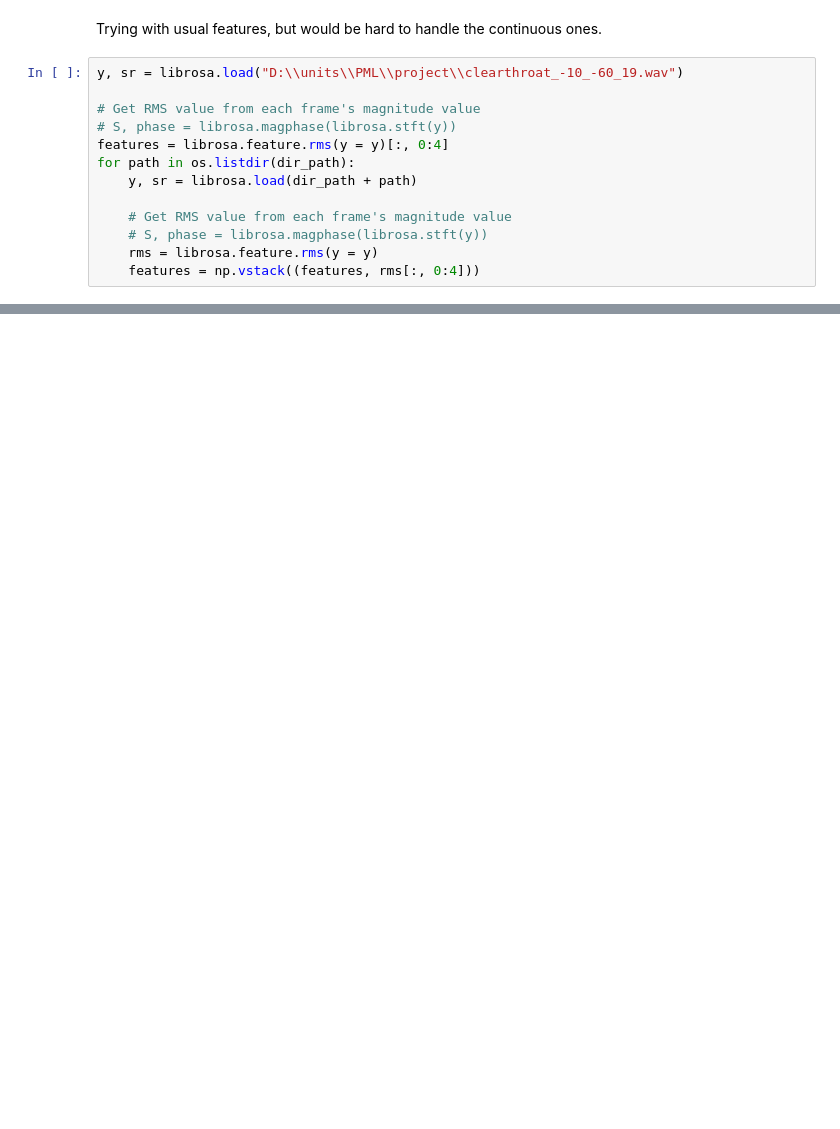
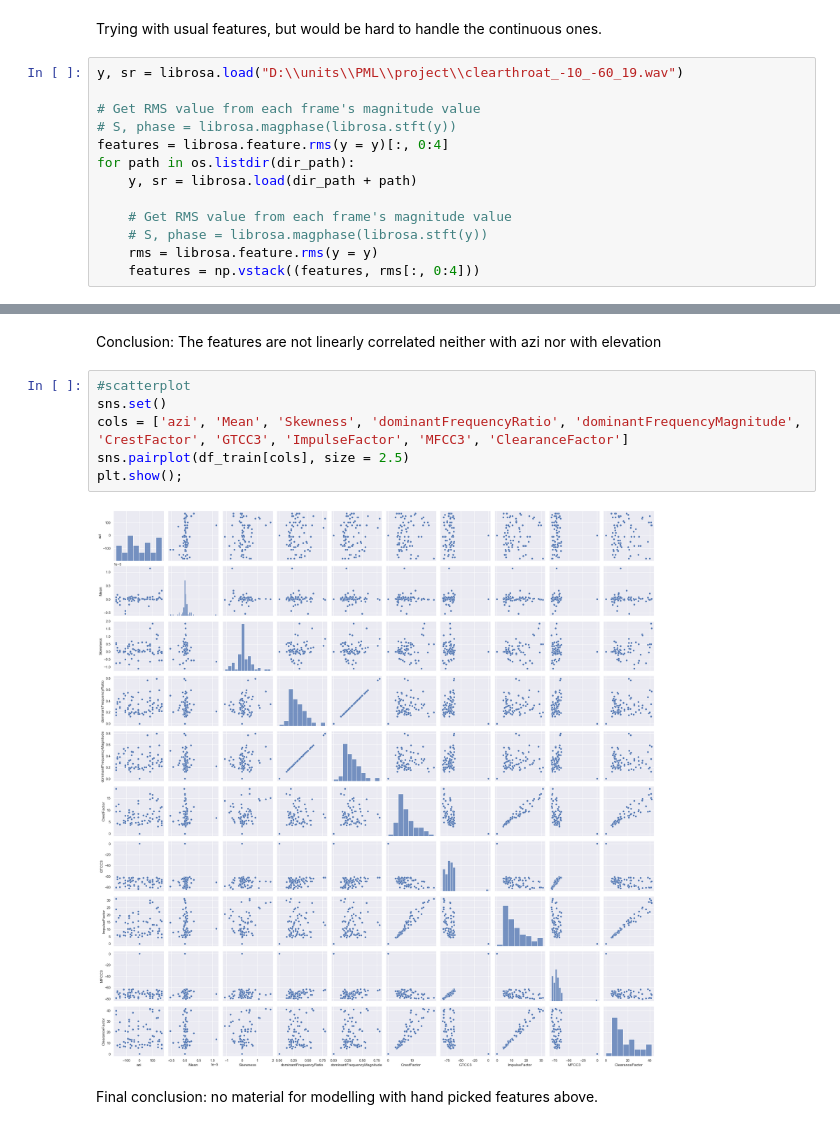
Before and after one commit to ImolaFodor/PML-final, a Jupyter notebook: sound_prj.ipynb, the cells around one changed output, grey strips where cells are left out. Drawn from its saved outputs; the diff is of its cells as text; blank space fills up the shorter version.

Commit message:
Modelling with imgs, exploration with hand-picked feats, parking project

```diff
--- a/sound_prj.ipynb
+++ b/sound_prj.ipynb
@@ -243,0 +364,12 @@ source
+# %% [markdown]
+Conclusion: The features are not linearly correlated neither with azi nor with elevation
+# %%
+#scatterplot
+sns.set()
+cols = ['azi', 'Mean', 'Skewness', 'dominantFrequencyRatio', 'dominantFrequencyMagnitude', 'CrestFactor', 'GTCC3', 'ImpulseFactor', 'MFCC3', 'ClearanceFactor']
+sns.pairplot(df_train[cols], size = 2.5)
+plt.show();
+# %% [output]
+[figure, added]
+# %% [markdown]
+Final conclusion: no material for modelling with hand picked features above.
```
Also changed, not shown: parts of 42 cells of this notebook.
